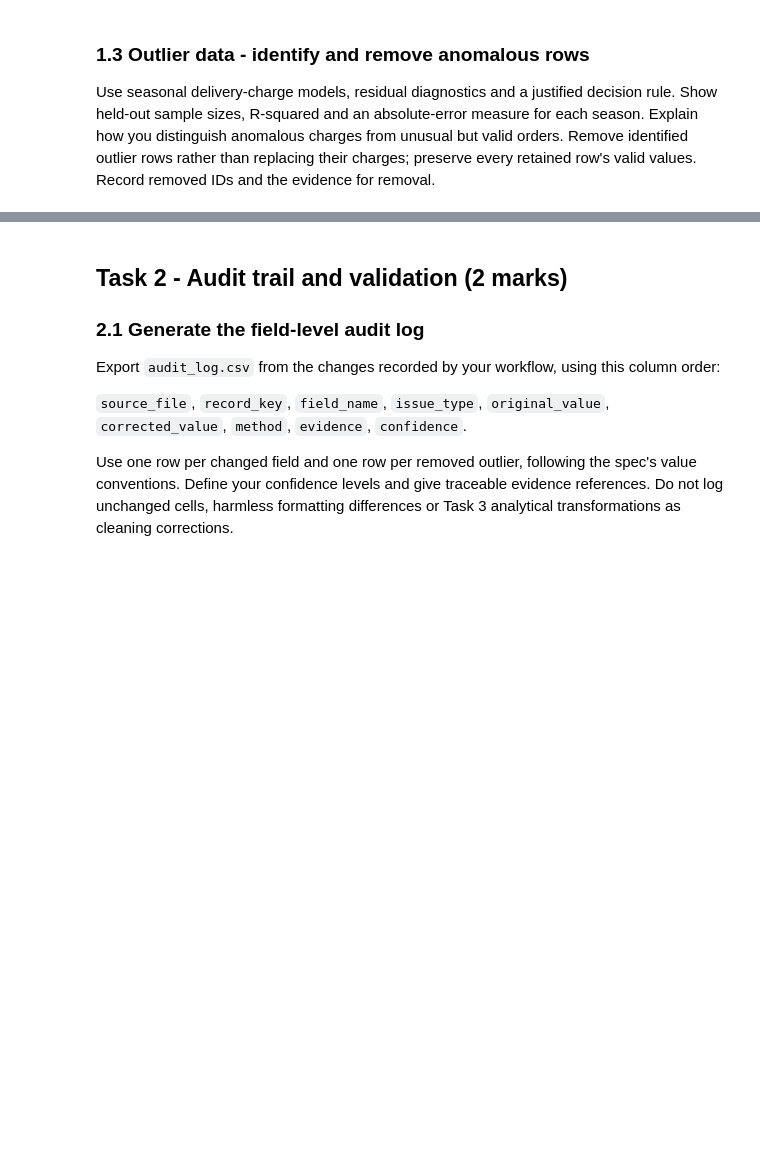
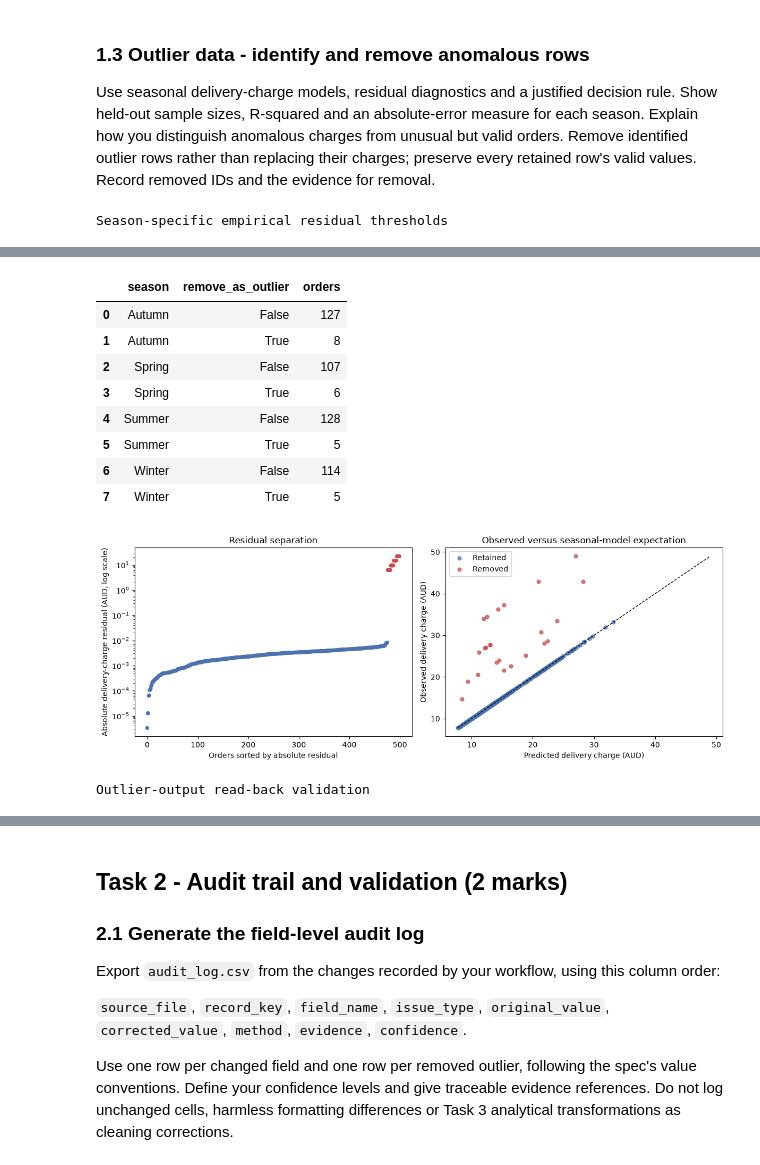
Before and after one commit to ZGHL/FIT5196-A2, a Jupyter notebook: notebooks/Group030_solution.ipynb, the cells around one changed output, grey strips where cells are left out. Cells and saved outputs as stored; diff of their text form; code cells hidden in the pictures; blank space fills up the shorter version.

Commit message:
Remove audit and validate Group030 delivery outliers

```diff
--- a/notebooks/Group030_solution.ipynb
+++ b/notebooks/Group030_solution.ipynb
@@ -313,4 +315,57 @@ unusual but valid orders. Remove identified outlier rows rather than replacing
 their charges; preserve every retained row's valid values. Record removed IDs
 and the evidence for removal.
 # %%
-# Add outlier diagnosis, justified row removal and retained-row checks.
+outlier_result = clean_outlier_batch(
+    outlier_input=OUTLIER_INPUT,
+    missing_reference=missing_reference,
+    warehouses_input=WAREHOUSES_INPUT,
+    outlier_output=OUTLIER_OUTPUT,
+    audit_output=AUDIT_OUTPUT,
+    prices=missing_result.price_map,
+    models=missing_result.seasonal_models,
+    analyzer=missing_result.vader_analyzer,
+)
+
+print("Season-specific empirical residual thresholds")
+display(outlier_result.threshold_diagnostics)
+
+outlier_decisions = (
+    outlier_result.residual_diagnostics
+    .groupby(["season", "remove_as_outlier"], as_index=False)
+    .size()
+    .rename(columns={"size": "orders"})
+)
+display(outlier_decisions)
+
+residuals = outlier_result.residual_diagnostics.sort_values("absolute_residual").reset_index(drop=True)
+colours = np.where(residuals["remove_as_outlier"], "#c44e52", "#4c72b0")
+fig, axes = plt.subplots(1, 2, figsize=(12, 4.5))
+axes[0].scatter(np.arange(len(residuals)), residuals["absolute_residual"], c=colours, s=18)
+axes[0].set_yscale("log")
+axes[0].set_xlabel("Orders sorted by absolute residual")
+axes[0].set_ylabel("Absolute delivery-charge residual (AUD, log scale)")
+axes[0].set_title("Residual separation")
+
+for removed, group in residuals.groupby("remove_as_outlier"):
+    axes[1].scatter(
+        group["predicted_delivery_charge"],
+        group["observed_delivery_charge"],
+        label="Removed" if removed else "Retained",
+        alpha=0.75,
+        s=24,
+        color="#c44e52" if removed else "#4c72b0",
+    )
+line_min = residuals[["predicted_delivery_charge", "observed_delivery_charge"]].min().min()
+line_max = residuals[["predicted_delivery_charge", "observed_delivery_charge"]].max().max()
+axes[1].plot([line_min, line_max], [line_min, line_max], "k--", linewidth=1)
+axes[1].set_xlabel("Predicted delivery charge (AUD)")
+axes[1].set_ylabel("Observed delivery charge (AUD)")
+axes[1].set_title("Observed versus seasonal-model expectation")
+axes[1].legend()
+plt.tight_layout()
+plt.show()
+
+print("Outlier-output read-back validation")
+display(outlier_result.validation)
+# %% [output]
+Season-specific empirical residual thresholds
@@ -316,0 +377,11 @@ and the evidence for removal.
+|  | season | remove_as_outlier | orders |
+| 0 | Autumn | False | 127 |
+| 1 | Autumn | True | 8 |
+| 2 | Spring | False | 107 |
+| 3 | Spring | True | 6 |
+| 4 | Summer | False | 128 |
+| 5 | Summer | True | 5 |
+| 6 | Winter | False | 114 |
+| 7 | Winter | True | 5 |
+[figure, added]
+Outlier-output read-back validation
```
Also changed, not shown: parts of 9 cells of this notebook, 4 other files.
